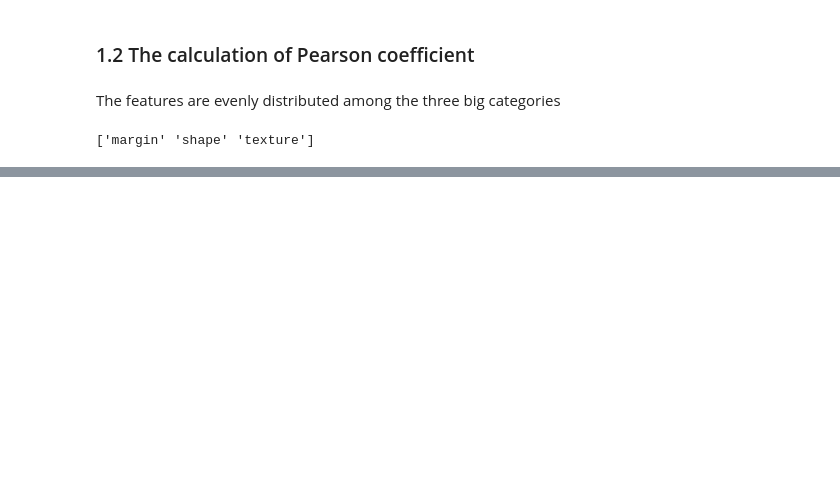
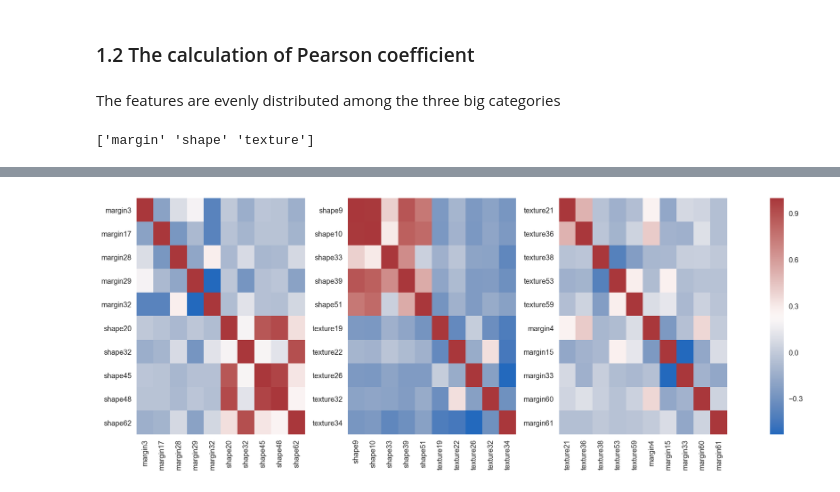
Before and after one commit to dangspin/Kaggle, a Jupyter notebook: LeafClassifier/Myleaf_part2.ipynb, the cells around one changed output, grey strips where cells are left out. Saved outputs shown, nothing was run; the diff lists cells and outputs as text; code cells hidden in the pictures; blank space fills up the shorter version.

```diff
--- a/LeafClassifier/Myleaf_part2.ipynb
+++ b/LeafClassifier/Myleaf_part2.ipynb
@@ -150,0 +196,32 @@ plt.show()
+# %%
+## The correlation matrix between different categories
+
+## build list
+margin_list = RandomGenerate('margin', 1, 65, size=5)
+shape_list = RandomGenerate('shape', 1, 65, size=5)
+texture_list = RandomGenerate('texture', 1, 65, size=5)
+
+## extend to new list
+margin_list.extend(RandomGenerate('shape', 1, 65, size=5))
+shape_list.extend(RandomGenerate('texture', 1, 65, size=5))
+texture_list.extend(RandomGenerate('margin', 1, 65, size=5))
+
+
+## calculate the correlation
+margin_shape = df[margin_list].corr()
+shape_texture = df[shape_list].corr()
+margin_texture = df[texture_list].corr()
+
+## plot it
+
+f,(ax1,ax2,ax3, axcb) = plt.subplots(1,4,figsize=(16,6),
+            gridspec_kw={'wspace':0.33,'width_ratios':[1,1,1,0.08]})
+ax1.get_shared_y_axes().join(ax2,ax3)
+g1 = sns.heatmap(margin_shape,cmap="vlag",cbar=False,ax=ax1)
+g2 = sns.heatmap(shape_texture,cmap="vlag",cbar=False,ax=ax2)
+g3 = sns.heatmap(margin_texture,cmap="vlag",ax=ax3, cbar_ax=axcb)
+
+
+plt.show()
+# %% [output]
+[figure, added]
```
Also changed, not shown: parts of 18 cells of this notebook.
